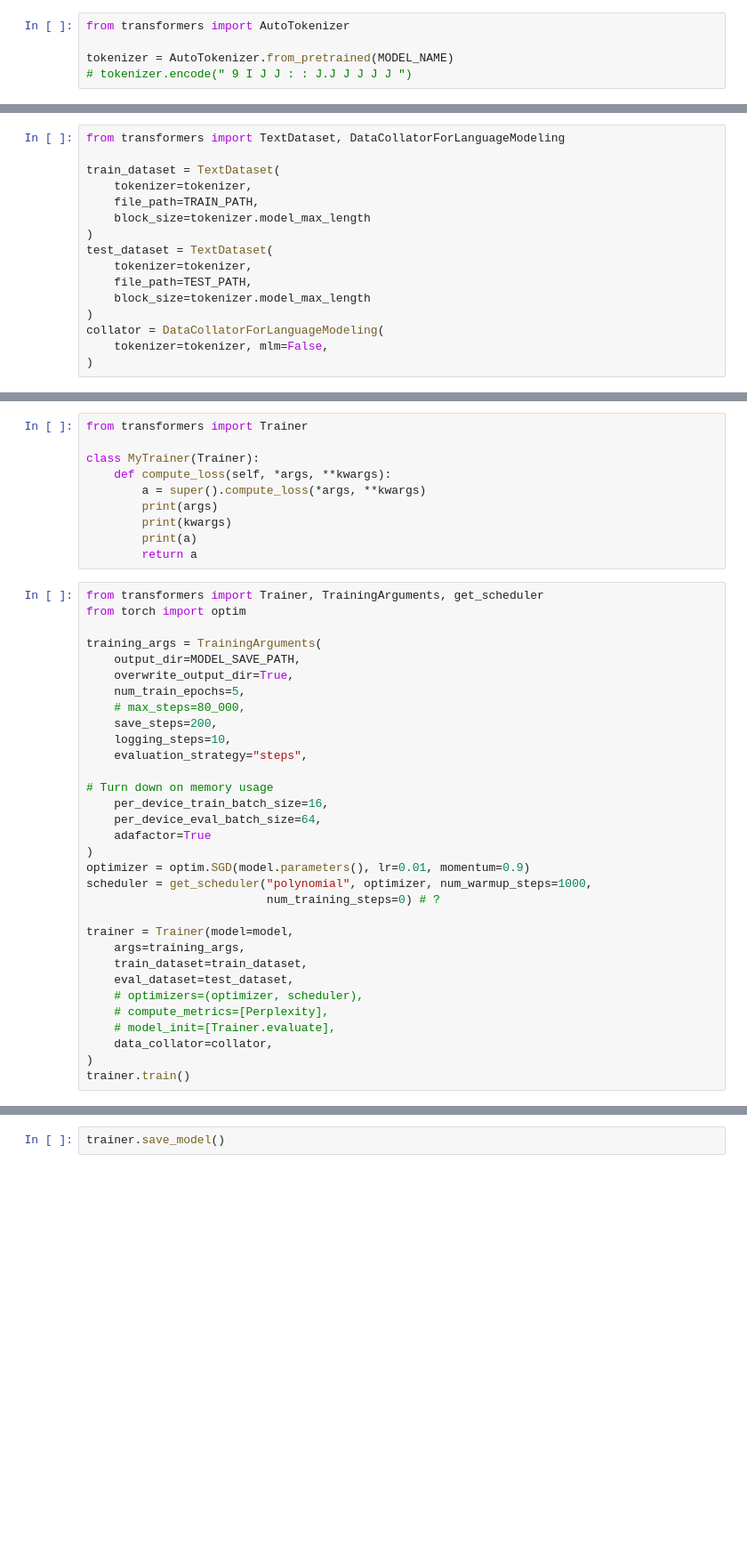
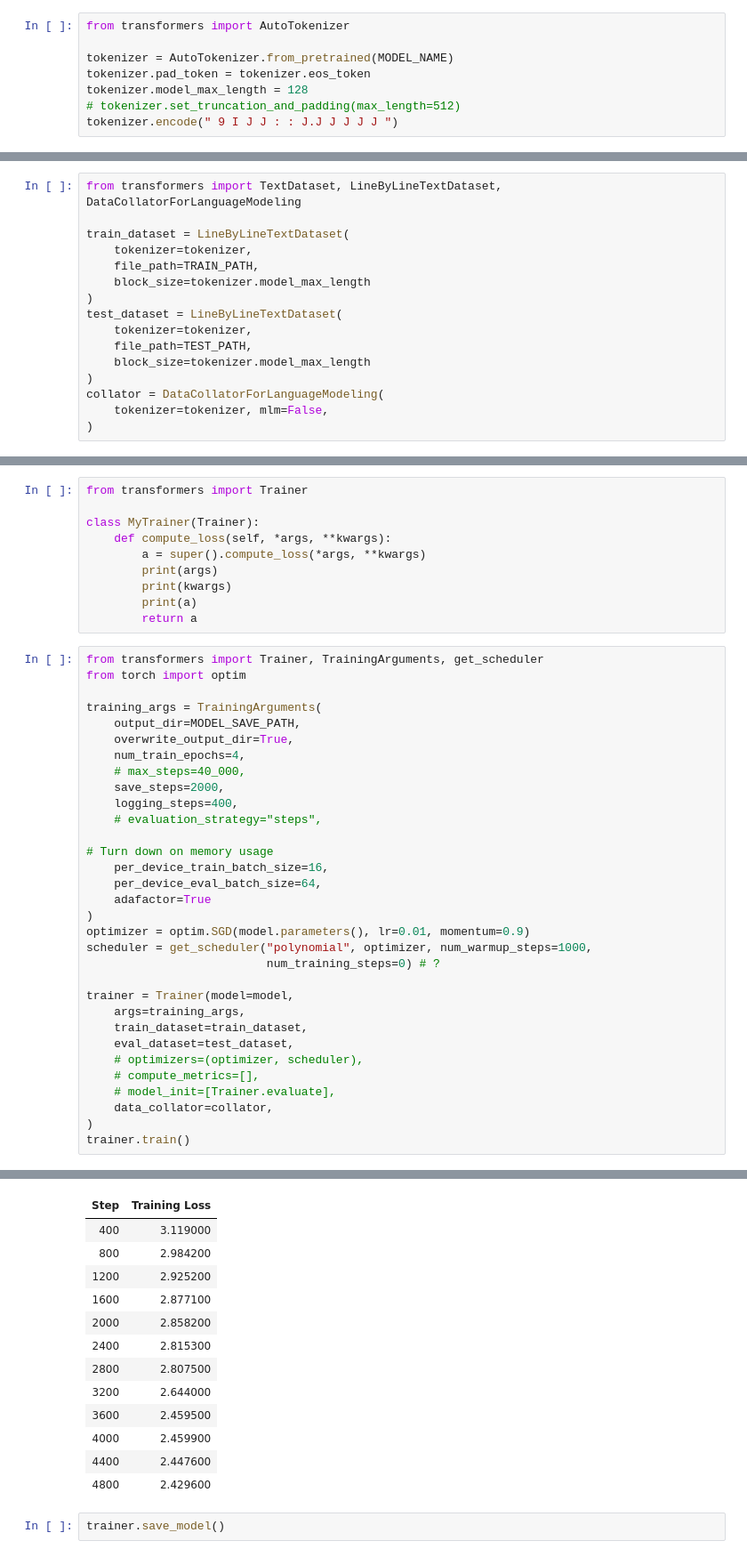
Before and after one commit to catPotat/rn-hg-gpt2-playground, a Jupyter notebook: Huggingface_GPT_2_Training.ipynb, the cells around one changed output, grey strips where cells are left out. Shown at 89% size. Drawn from its saved outputs; the diff is of its cells as text; blank space fills up the shorter version.

```diff
--- a/Huggingface_GPT_2_Training.ipynb
+++ b/Huggingface_GPT_2_Training.ipynb
@@ -421,4 +438,7 @@ tokenizer.encode("F90.F0G")
 from transformers import AutoTokenizer
 
 tokenizer = AutoTokenizer.from_pretrained(MODEL_NAME)
-# tokenizer.encode(" 9 I J J : : J.J J J J J ")
+tokenizer.pad_token = tokenizer.eos_token
+tokenizer.model_max_length = 128
+# tokenizer.set_truncation_and_padding(max_length=512)
+tokenizer.encode(" 9 I J J : : J.J J J J J ")
@@ -430,14 +467,14 @@ API docs: [Trainer](https://huggingface.co/transformers/main_classes/trainer.htm
 # %% [markdown]
 ### 📚 .txt to _dataset
 # %%
-from transformers import TextDataset, DataCollatorForLanguageModeling
+from transformers import TextDataset, LineByLineTextDataset, DataCollatorForLanguageModeling
 
-train_dataset = TextDataset(
+train_dataset = LineByLineTextDataset(
     tokenizer=tokenizer,
     file_path=TRAIN_PATH,
     block_size=tokenizer.model_max_length
 )
-test_dataset = TextDataset(
+test_dataset = LineByLineTextDataset(
     tokenizer=tokenizer,
     file_path=TEST_PATH,
     block_size=tokenizer.model_max_length
@@ -492,11 +501,11 @@ from torch import optim
 training_args = TrainingArguments(
     output_dir=MODEL_SAVE_PATH,
     overwrite_output_dir=True,
-    num_train_epochs=5,
-    # max_steps=80_000,
-    save_steps=200,
-    logging_steps=10,
-    evaluation_strategy="steps",
+    num_train_epochs=4,
+    # max_steps=40_000,
+    save_steps=2000,
+    logging_steps=400,
+    # evaluation_strategy="steps",
 
 # Turn down on memory usage
     per_device_train_batch_size=16,
@@ -512,7 +521,7 @@ trainer = Trainer(model=model,
     train_dataset=train_dataset,
     eval_dataset=test_dataset,
     # optimizers=(optimizer, scheduler),
-    # compute_metrics=[Perplexity],
+    # compute_metrics=[],
     # model_init=[Trainer.evaluate],
     data_collator=collator,
 )
@@ -522,2 +534,15 @@ RuntimeError: ignored
+| Step | Training Loss |
+| 400 | 3.119000 |
+| 800 | 2.984200 |
+| 1200 | 2.925200 |
+| 1600 | 2.877100 |
+| 2000 | 2.858200 |
+| 2400 | 2.815300 |
+| 2800 | 2.807500 |
+| 3200 | 2.644000 |
+| 3600 | 2.459500 |
+| 4000 | 2.459900 |
+| 4400 | 2.447600 |
+| 4800 | 2.429600 |
 # %%
 trainer.save_model()
```
Also changed, not shown: parts of 34 cells of this notebook.
